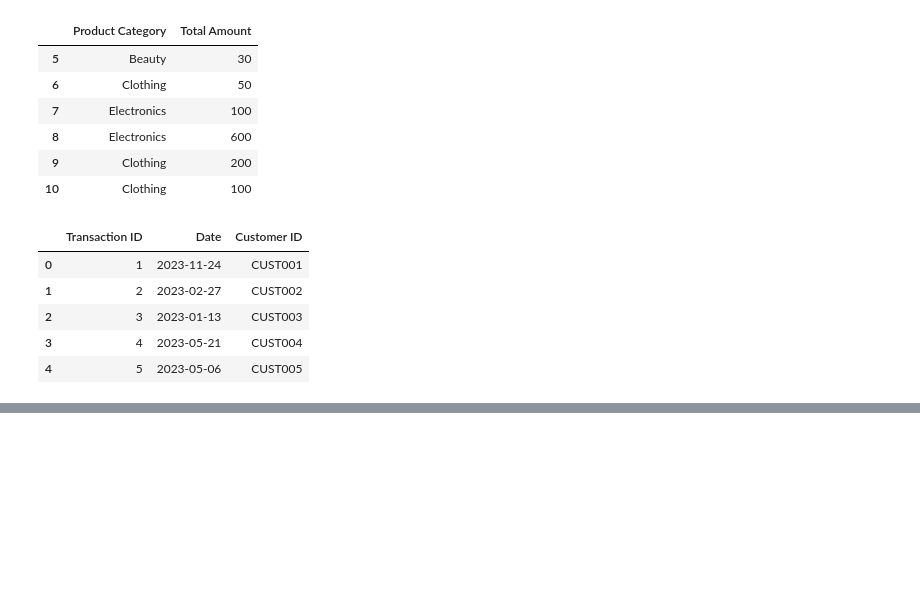
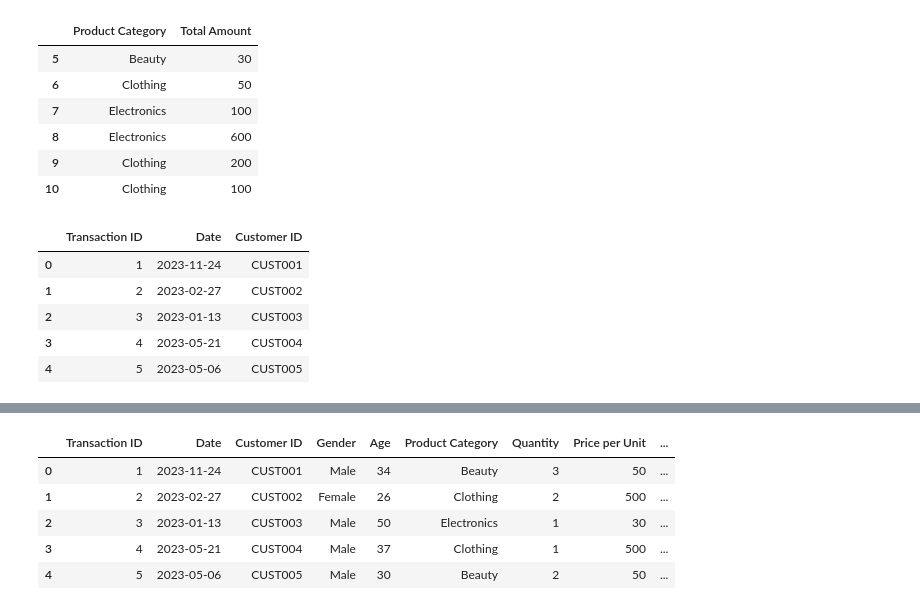
Before and after one commit to amswilli/retail-sales-analysis, a Jupyter notebook: notebooks/Pandas2.ipynb, the cells around one changed output, grey strips where cells are left out. Cells and saved outputs as stored; diff of their text form; code cells hidden in the pictures; blank space fills up the shorter version.

```diff
--- a/notebooks/Pandas2.ipynb
+++ b/notebooks/Pandas2.ipynb
@@ -171,0 +230,12 @@ df.iloc[:5, :3]
+# %%
+# Convertir la columna 'Date' a tipo datetime
+df['Date'] = pd.to_datetime(df['Date'])
+
+# Crear una columna para el mes
+df['Mes'] = df['Date'].dt.to_period('M')
+
+# Agrupar por 'Product Category' y 'Mes', y calcular el total de ventas
+agrupacion_producto_mes = df.groupby(['Product Category', 'Mes'])['Total Amount'].sum().reset_index()
+
+# Mostrar el resultado
+print(agrupacion_producto_mes)
@@ -171,0 +290,15 @@ df.iloc[:5, :3]
+# %%
+# Definir la función personalizada para clasificación compleja
+def clasificar_ventas_compleja(x):
+    if x < 50:
+        return 'Baja'
+    elif 50 <= x < 200:
+        return 'Media'
+    else:
+        return 'Alta'
+
+# Agrupar por 'Product Category' y aplicar la función personalizada
+df['Clasificación Compleja'] = df['Total Amount'].apply(clasificar_ventas_compleja)
+
+# Mostrar las primeras filas del DataFrame con la nueva clasificación
+print(df.head())
@@ -171,0 +326,20 @@ df.iloc[:5, :3]
+# %%
+# Calcular la media del Total Amount por Product Category
+media_ventas = df.groupby('Product Category')['Total Amount'].mean().reset_index()
+media_ventas.columns = ['Product Category', 'Media Ventas']
+
+# Unir la media de ventas con el DataFrame original
+df = df.merge(media_ventas, on='Product Category')
+
+# Calcular la desviación de cada venta respecto a la media de su grupo
+df['Desviación Respecto a la Media'] = df['Total Amount'] - df['Media Ventas']
+
+# Mostrar las primeras filas del DataFrame con la nueva columna
+df.head()
+# %% [output]
+|  | Transaction ID | Date | Customer ID | Gender | Age | Product Category | Quantity | Price per Unit | ... |
+| 0 | 1 | 2023-11-24 | CUST001 | Male | 34 | Beauty | 3 | 50 | ... |
+| 1 | 2 | 2023-02-27 | CUST002 | Female | 26 | Clothing | 2 | 500 | ... |
+| 2 | 3 | 2023-01-13 | CUST003 | Male | 50 | Electronics | 1 | 30 | ... |
+| 3 | 4 | 2023-05-21 | CUST004 | Male | 37 | Clothing | 1 | 500 | ... |
+| 4 | 5 | 2023-05-06 | CUST005 | Male | 30 | Beauty | 2 | 50 | ... |
```
Also changed, not shown: parts of 7 cells of this notebook.
